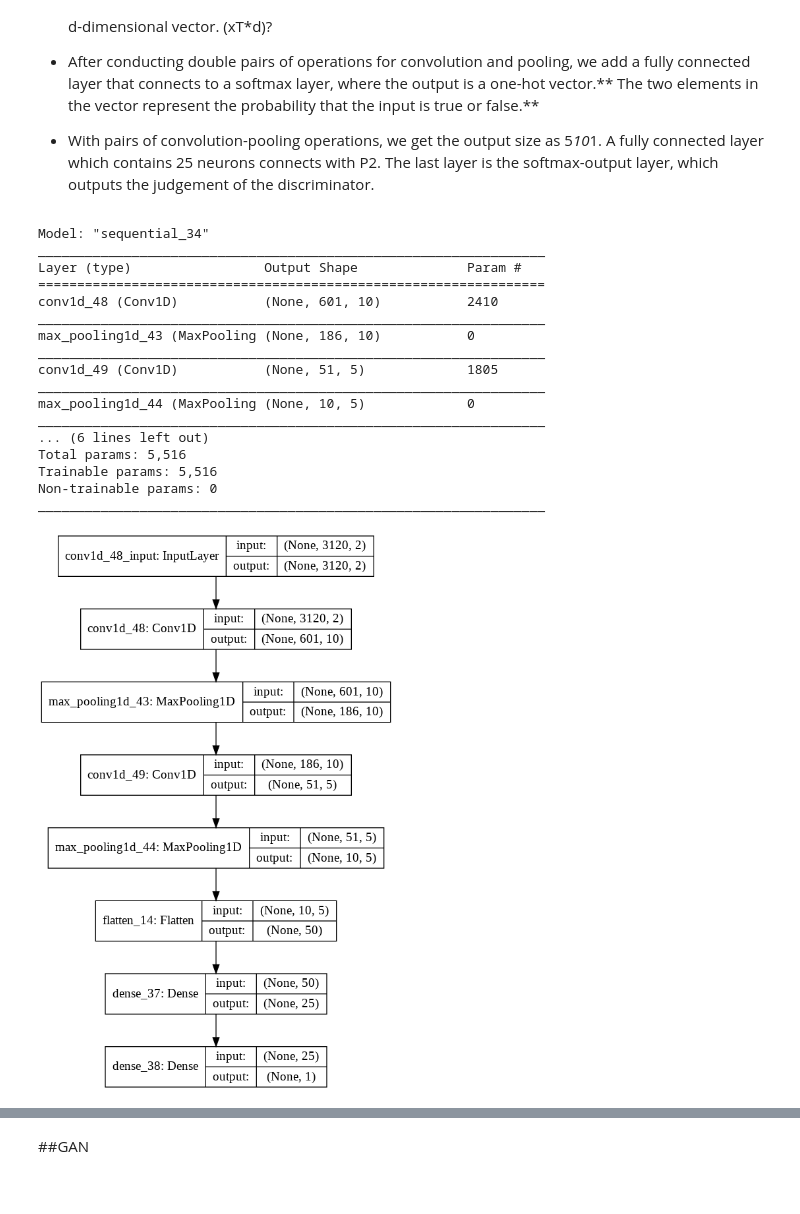
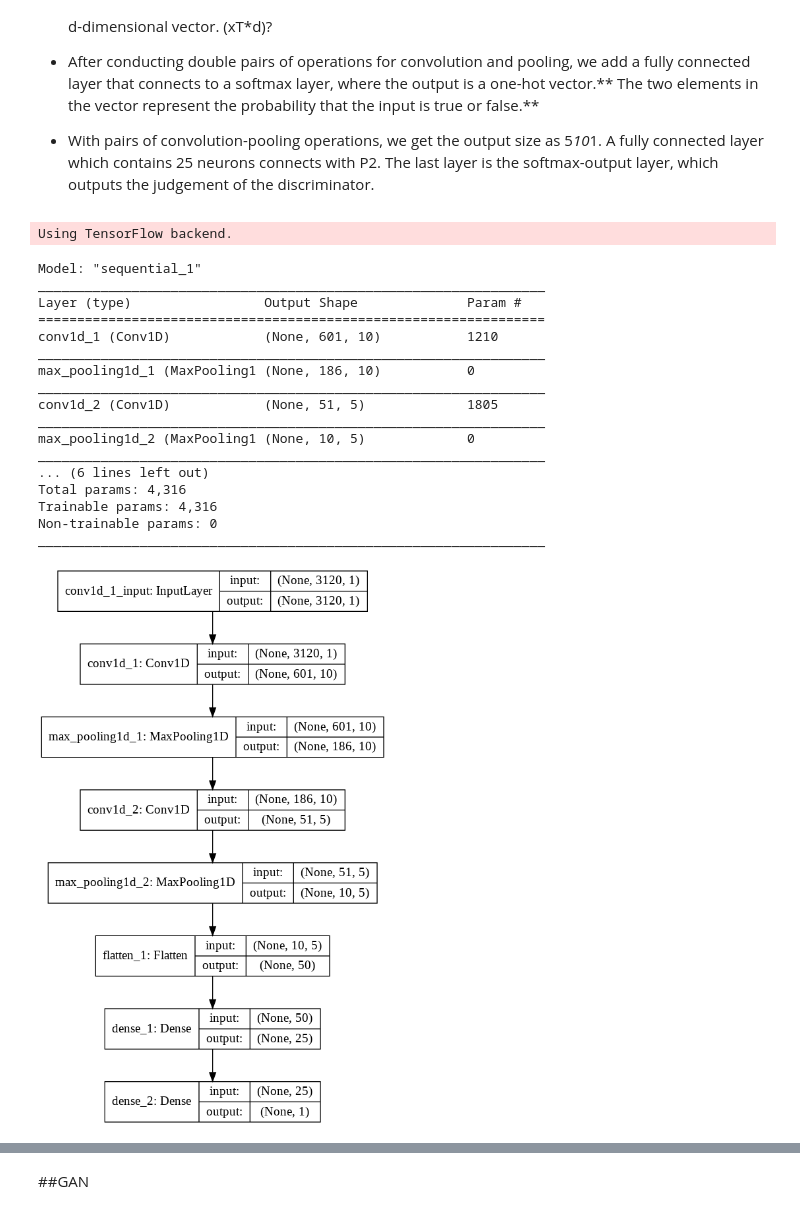
Before and after one commit to Shegy12/GAN-for-generating-artificial-ECG-data, a Jupyter notebook: GANy.ipynb, the cells around one changed output, grey strips where cells are left out. Cells and saved outputs as stored; diff of their text form; code cells hidden in the pictures.

Commit message:
Day 10/11_discriminator trained

```diff
--- a/GANy.ipynb
+++ b/GANy.ipynb
@@ -515,7 +527,7 @@ from keras.optimizers import Adam
 
 #nema byt vstup 3120,2 ? predsa tam vstupuje aj real aj fake vzorka naraz nie?
 
-def define_discriminator(input_shape=(3120,2)):
+def define_discriminator(input_shape=(3120,1)):
   model = Sequential()
   model.add(Conv1D(input_shape=input_shape, filters=10, kernel_size=120, strides=5, padding='valid', data_format='channels_last', dilation_rate=1, activation=None, use_bias=True, kernel_initializer='glorot_uniform', bias_initializer='zeros', kernel_regularizer=None, bias_regularizer=None, activity_regularizer=None, kernel_constraint=None, bias_constraint=None))
   model.add(MaxPooling1D(pool_size=46, strides=3, padding='valid', data_format='channels_last'))
@@ -534,51 +546,52 @@ def define_discriminator(input_shape=(3120,2)):
 #super-tuned model
 
 #1. Use Strided Convolutions - how?
 #2. Use Batch Normalization - how?
 
 #3. Remove Fully-Connected Layers - done
 #4. Use ReLU, Leaky ReLU, and Tanh - done
 #5. Use Adam Optimization - done
 
 # def define_discriminator(input_shape=(3120,1)):
 #   model = Sequential()
 #   model.add(Conv1D(input_shape=(3120,1),filters=10, kernel_size=120, strides=5, padding='valid', data_format='channels_last', dilation_rate=1, activation=None, use_bias=True, kernel_initializer='glorot_uniform', bias_initializer='zeros', kernel_regularizer=None, bias_regularizer=None, activity_regularizer=None, kernel_constraint=None, bias_constraint=None))
 #   model.add(LeakyReLU(alpha=0.2))
 #   model.add(MaxPooling1D(pool_size=46, strides=3, padding='valid', data_format='channels_last'))
 #   model.add(Conv1D(filters=5, kernel_size=36, strides=3, padding='valid', data_format='channels_last', dilation_rate=1, activation=None, use_bias=True, kernel_initializer='glorot_uniform', bias_initializer='zeros', kernel_regularizer=None, bias_regularizer=None, activity_regularizer=None, kernel_constraint=None, bias_constraint=None))
 #   model.add(LeakyReLU(alpha=0.2))
 #   model.add(MaxPooling1D(pool_size=24, strides=3, padding='valid', data_format='channels_last'))
 #   model.add(Flatten())
 #   model.add(Dense(1, activation='softmax'))
 #   # compile model
 #   model.compile(loss='binary_crossentropy', optimizer=Adam(lr=0.0002, beta_1=0.5), metrics=['accuracy'])
 #   return model
 
 # define the discriminator model
 discriminator_model = define_discriminator()
 # summarize the model
 discriminator_model.summary()
 # plot the model
 plot_model(discriminator_model, to_file='discriminator_plot.png', show_shapes=True, show_layer_names=True)
 # %% [output]
-Model: "sequential_34"
-_________________________________________________________________
-Layer (type)                 Output Shape              Param #
-=================================================================
-conv1d_48 (Conv1D)           (None, 601, 10)           2410
-_________________________________________________________________
-max_pooling1d_43 (MaxPooling (None, 186, 10)           0
-_________________________________________________________________
-conv1d_49 (Conv1D)           (None, 51, 5)             1805
-_________________________________________________________________
-max_pooling1d_44 (MaxPooling (None, 10, 5)             0
-_________________________________________________________________
-... (6 lines left out)
-Total params: 5,516
-Trainable params: 5,516
-Non-trainable params: 0
-_________________________________________________________________
+Using TensorFlow backend.
+Model: "sequential_1"
+_________________________________________________________________
+Layer (type)                 Output Shape              Param #
+=================================================================
+conv1d_1 (Conv1D)            (None, 601, 10)           1210
+_________________________________________________________________
+max_pooling1d_1 (MaxPooling1 (None, 186, 10)           0
+_________________________________________________________________
+conv1d_2 (Conv1D)            (None, 51, 5)             1805
+_________________________________________________________________
+max_pooling1d_2 (MaxPooling1 (None, 10, 5)             0
+_________________________________________________________________
+... (6 lines left out)
+Total params: 4,316
+Trainable params: 4,316
+Non-trainable params: 0
+_________________________________________________________________
-[figure, old version]
+[figure, new version]
 # %% [markdown]
 ## Generator
 
```
Also changed, not shown: parts of 38 cells of this notebook.
